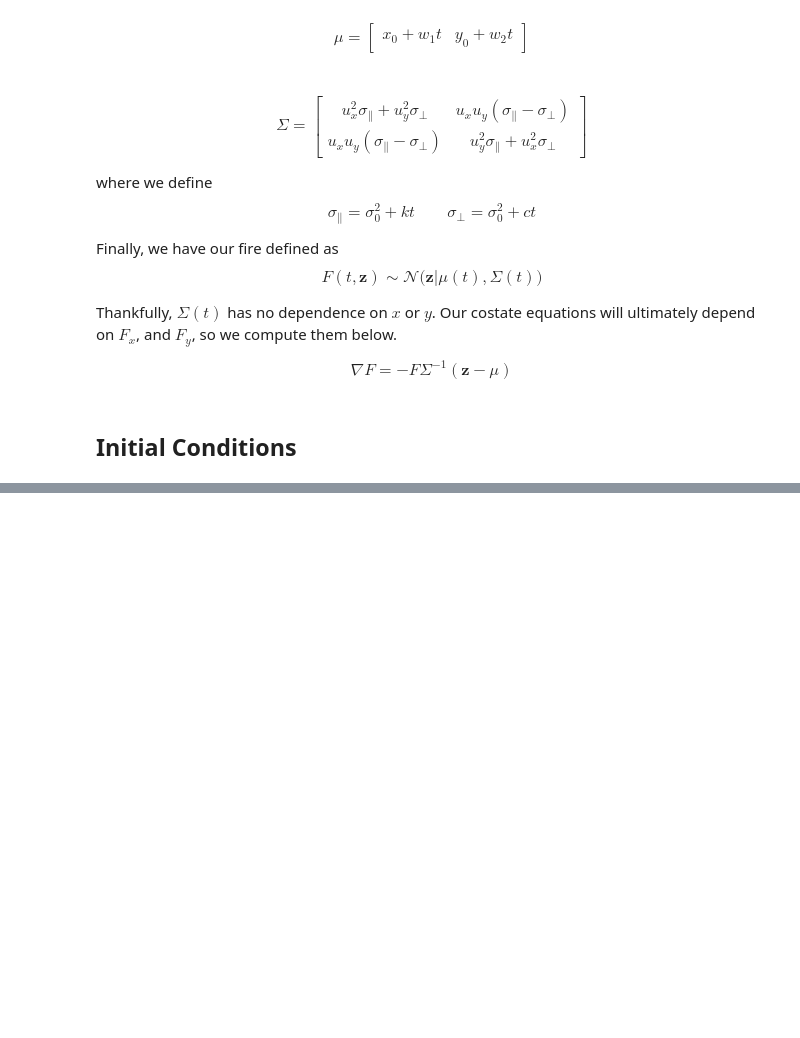
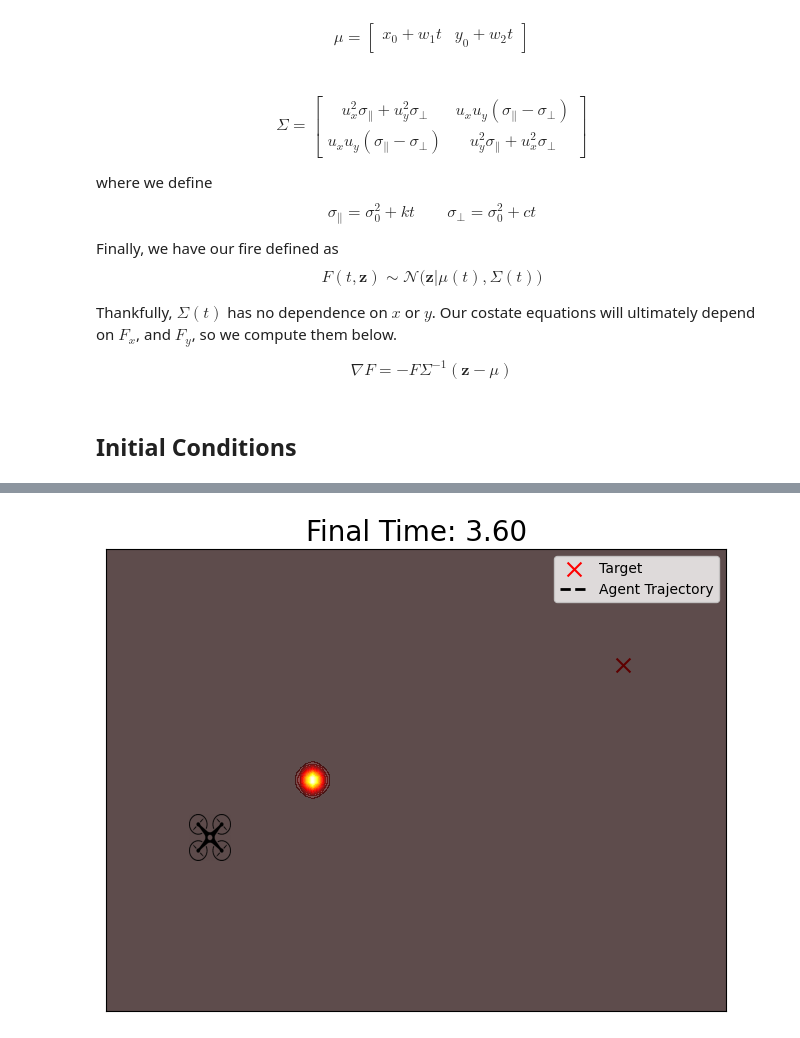
Before and after one commit to mwshumway/Wildfires, a Jupyter notebook: one_fire_const_wind_avoid.ipynb, the cells around one changed output, grey strips where cells are left out. Saved outputs shown, nothing was run; the diff lists cells and outputs as text; code cells hidden in the pictures; blank space fills up the shorter version.

```diff
--- a/one_fire_const_wind_avoid.ipynb
+++ b/one_fire_const_wind_avoid.ipynb
@@ -303,0 +303,67 @@ y_traj.shape = (892,)
+# %%
+fig, ax = plt.subplots(figsize=(8, 6))
+ax.set_xlim(-10, 20)
+ax.set_ylim(-10, 10)
+ax.set_title('Final Time: {:.2f}'.format(tf), fontsize=20)
+ax.set_xticks([])
+ax.set_yticks([])
+
+n_frames = 200  # Adjust as needed
+t_anim_vals = np.linspace(0, tf, n_frames)
+
+# Plot target
+ax.scatter(target[0], target[1], marker='x', color='red', label='Target', s=100)
+
+contour = None
+traj_line, = ax.plot([], [], 'k--', lw=2, label='Agent Trajectory')  # White dashed line
+ax.legend(facecolor='white')
+
+# Load drone and fire emoji images
+drone_img = mpimg.imread("drone2.png")
+drone_size = 1.0
+drone = ax.imshow(drone_img, extent=[-100, -99, -100, -99], zorder=3, aspect='auto')
+
+def update(t_anim):
+    global contour
+
+    if contour is not None:
+        for coll in contour.collections:
+            coll.remove()
+
+    mean1 = [x0 + w1 * t_anim, y0 + w2 * t_anim]
+    sigma_parallel = sigma_0 + k * t_anim
+    sigma_perp = sigma_0 + c * t_anim
+
+    Sigma = np.array([
+        [u_x**2 * sigma_parallel + u_y**2 * sigma_perp,
+         u_x * u_y * (sigma_parallel - sigma_perp)],
+        [u_x * u_y * (sigma_parallel - sigma_perp),
+         u_y**2 * sigma_parallel + u_x**2 * sigma_perp]
+    ])
+
+    Z = multivariate_normal.pdf(np.dstack((X, Y)), mean=mean1, cov=Sigma)
+
+    contour = ax.contourf(X, Y, Z, levels=20, cmap='hot', alpha=0.7)
+
+    # Update trajectory
+    mask = t_eval <= t_anim
+    traj_line.set_data(x_traj[mask], y_traj[mask])
+
+    if mask.any():
+        x_curr, y_curr = x_traj[mask][-1], y_traj[mask][-1]
+        drone_extent = [
+            x_curr - drone_size, x_curr + drone_size,
+            y_curr - drone_size, y_curr + drone_size
+        ]
+
+        drone.set_extent(drone_extent)
+
+    return []
+
+
+ani = animation.FuncAnimation(
+    fig, update, frames=t_anim_vals, blit=False, interval=50, repeat=True
+)
+ani.save('animations/fire1_drone_constw.mp4', writer='ffmpeg', fps=40)
+# %% [output]
+[figure, added]
```
Also changed, not shown: parts of 5 cells of this notebook, 11 other files.
